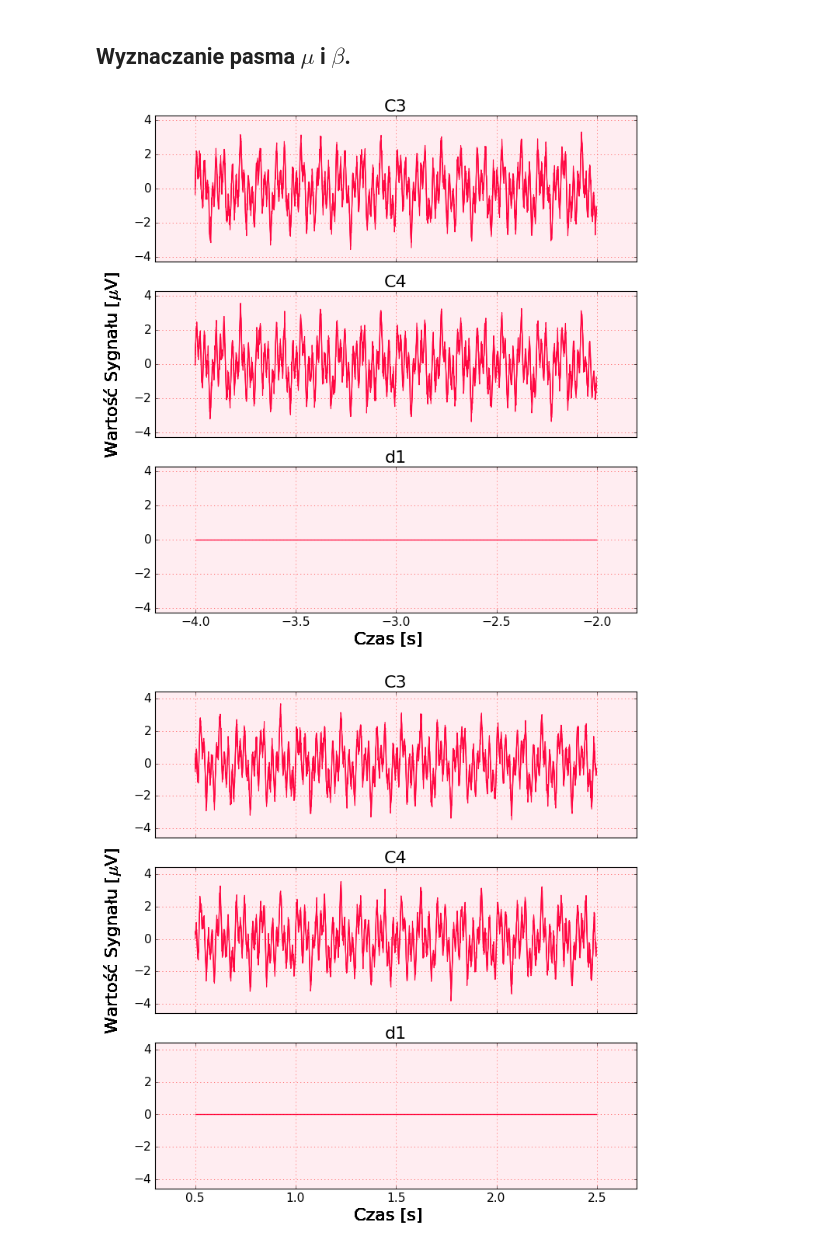
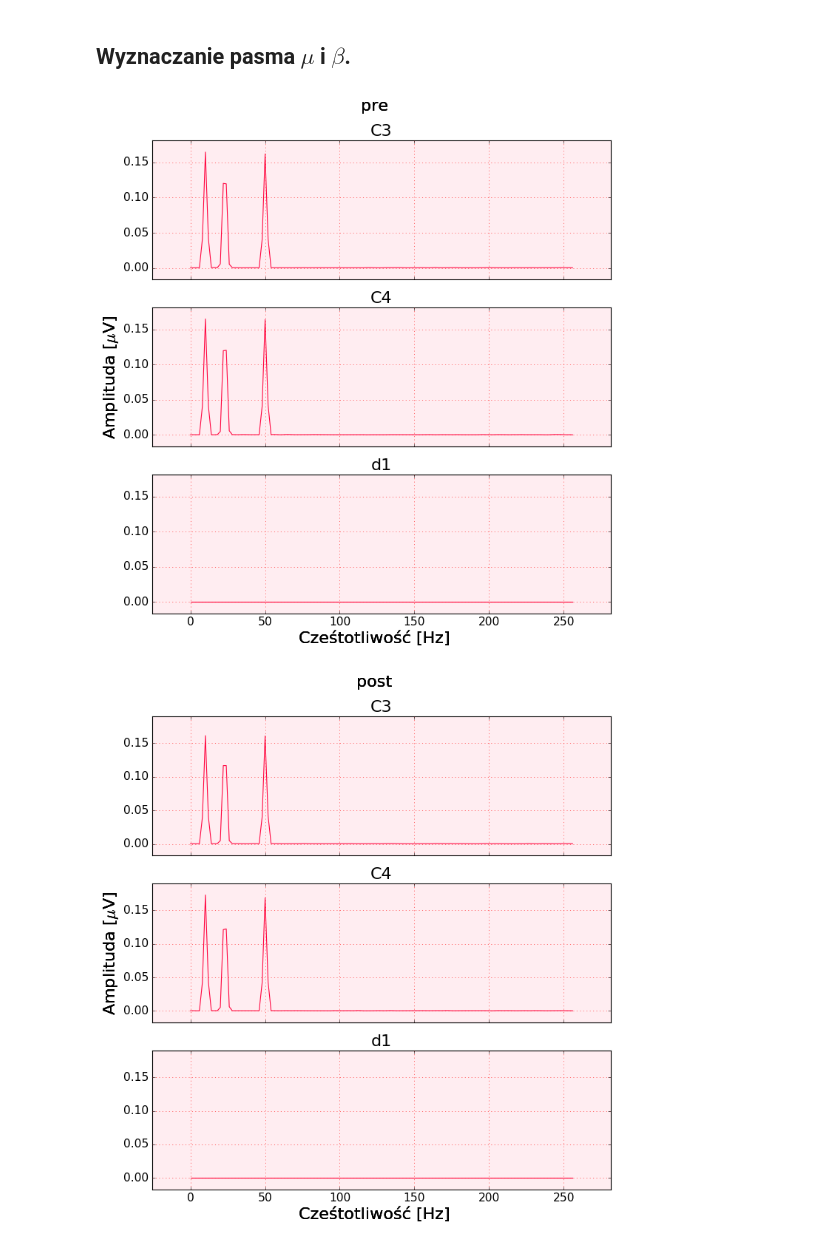
Before and after one commit to PPierzc/PracowniaEEG, a Jupyter notebook: ERD_S.ipynb, the cells around one changed output. Drawn from its saved outputs; the diff is of its cells as text; code cells hidden in the pictures.

```diff
--- a/ERD_S.ipynb
+++ b/ERD_S.ipynb
@@ -186,16 +254,27 @@ def generate_signal():
 # %%
 EEG = SignalManager(generator=generate_signal())
 EEG.set_tags_from_channel('d1')
 
-PRE_EEG = EEG.copy()
+PRE_EEG = EEG.copy('pre')
 PRE_EEG.set_epochs_from_tags(-4, -2)
-PRE_EEG
 
-POST_EEG = EEG.copy()
+PRE_EEG.welch_spectrum()
+PRE_EEG.spectrum = np.mean(PRE_EEG.spectrum, axis=0)
+PRE_EEG.spectrum = np.reshape(PRE_EEG.spectrum, (1, *PRE_EEG.spectrum.shape))
+
+PRE_EEG.spectrum_plot()
+
+POST_EEG = EEG.copy('post')
 POST_EEG.set_epochs_from_tags(0.5, 2.5)
 
-PRE_EEG.time_plot()
-POST_EEG.time_plot()
+POST_EEG.welch_spectrum()
+POST_EEG.spectrum = np.mean(POST_EEG.spectrum, axis=0)
+POST_EEG.spectrum = np.reshape(POST_EEG.spectrum, (1, *POST_EEG.spectrum.shape))
+
+POST_EEG.spectrum_plot()
+
+# PRE_EEG.time_plot()
+# POST_EEG.time_plot()
 # %% [output]
-[figure, old version]
+[figure, new version]
-[figure, old version]
+[figure, new version]
```
Also changed, not shown: parts of 1 cell of this notebook.
